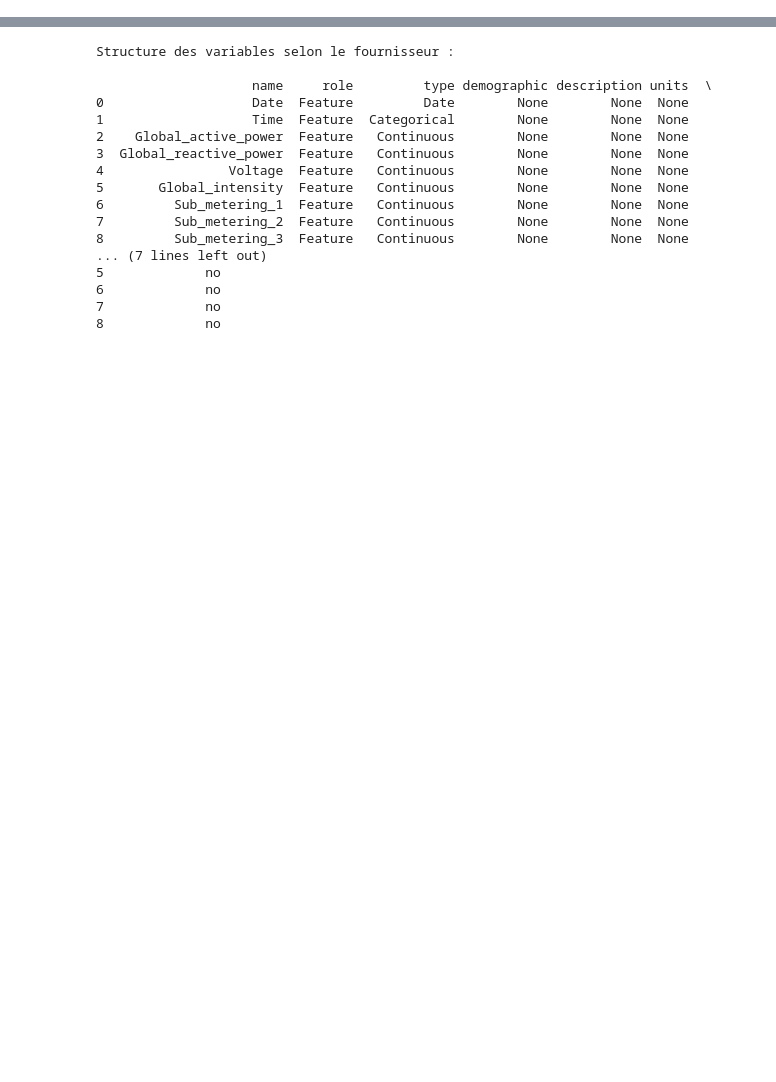
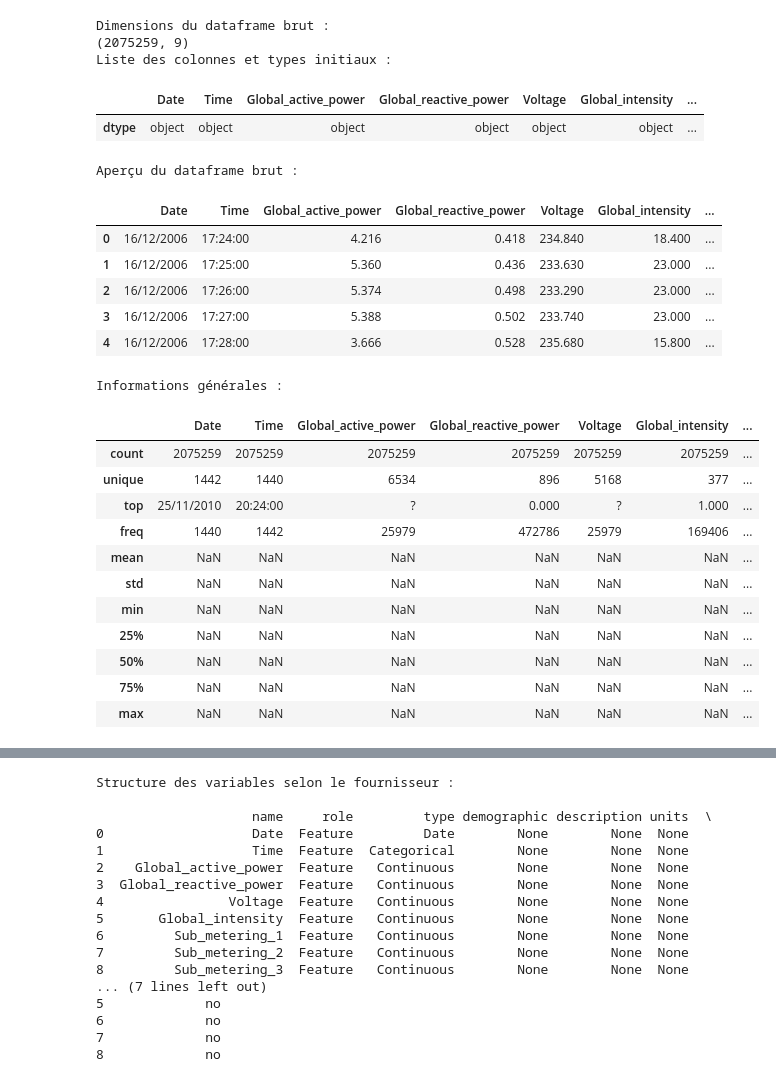
Before and after one commit to justinFransolet/MASI4_Framework_Machine_Learning, a Jupyter notebook: notebook.ipynb, the cells around one changed output, grey strips where cells are left out. Cells and saved outputs as stored; diff of their text form; code cells hidden in the pictures; blank space fills up the shorter version.

```diff
--- a/notebook.ipynb
+++ b/notebook.ipynb
@@ -7,0 +8,23 @@
+# %%
+# --- Importation ---
+import pandas as pd
+import numpy as np
+import tensorflow as tf
+from sklearn.preprocessing import StandardScaler
+import matplotlib.pyplot as plt
+import seaborn as sns
+from ucimlrepo import fetch_ucirepo
+
+# --- Configuration ---
+
+sns.set_theme(style="whitegrid")
+plt.rcParams["figure.figsize"] = (14, 5)
+
+# --- Download dataset ---
+
+# fetch dataset
+dataset = fetch_ucirepo(id=235)
+df = dataset.data.features
+
+print("Structure des variables selon le fournisseur :\n")
+print(dataset.variables)
@@ -7,0 +49,40 @@
+# %%
+# --- Exploration ---
+
+print("Dimensions du dataframe brut :")
+print(df.shape)
+
+print("Liste des colonnes et types initiaux :")
+display(df.dtypes.to_frame("dtype").T)
+
+print("Aperçu du dataframe brut :")
+display(df.head())
+
+print("Informations générales :")
+display(df.describe(include="all"))
+# %% [output]
+Dimensions du dataframe brut :
+(2075259, 9)
+Liste des colonnes et types initiaux :
+|  | Date | Time | Global_active_power | Global_reactive_power | Voltage | Global_intensity | ... |
+| dtype | object | object | object | object | object | object | ... |
+Aperçu du dataframe brut :
+|  | Date | Time | Global_active_power | Global_reactive_power | Voltage | Global_intensity | ... |
+| 0 | 16/12/2006 | 17:24:00 | 4.216 | 0.418 | 234.840 | 18.400 | ... |
+| 1 | 16/12/2006 | 17:25:00 | 5.360 | 0.436 | 233.630 | 23.000 | ... |
+| 2 | 16/12/2006 | 17:26:00 | 5.374 | 0.498 | 233.290 | 23.000 | ... |
+| 3 | 16/12/2006 | 17:27:00 | 5.388 | 0.502 | 233.740 | 23.000 | ... |
+| 4 | 16/12/2006 | 17:28:00 | 3.666 | 0.528 | 235.680 | 15.800 | ... |
+Informations générales :
+|  | Date | Time | Global_active_power | Global_reactive_power | Voltage | Global_intensity | ... |
+| count | 2075259 | 2075259 | 2075259 | 2075259 | 2075259 | 2075259 | ... |
+| unique | 1442 | 1440 | 6534 | 896 | 5168 | 377 | ... |
+| top | 25/11/2010 | 20:24:00 | ? | 0.000 | ? | 1.000 | ... |
+| freq | 1440 | 1442 | 25979 | 472786 | 25979 | 169406 | ... |
+| mean | NaN | NaN | NaN | NaN | NaN | NaN | ... |
+| std | NaN | NaN | NaN | NaN | NaN | NaN | ... |
+| min | NaN | NaN | NaN | NaN | NaN | NaN | ... |
+| 25% | NaN | NaN | NaN | NaN | NaN | NaN | ... |
+| 50% | NaN | NaN | NaN | NaN | NaN | NaN | ... |
+| 75% | NaN | NaN | NaN | NaN | NaN | NaN | ... |
+| max | NaN | NaN | NaN | NaN | NaN | NaN | ... |
```
Also changed, not shown: parts of 26 cells of this notebook.
